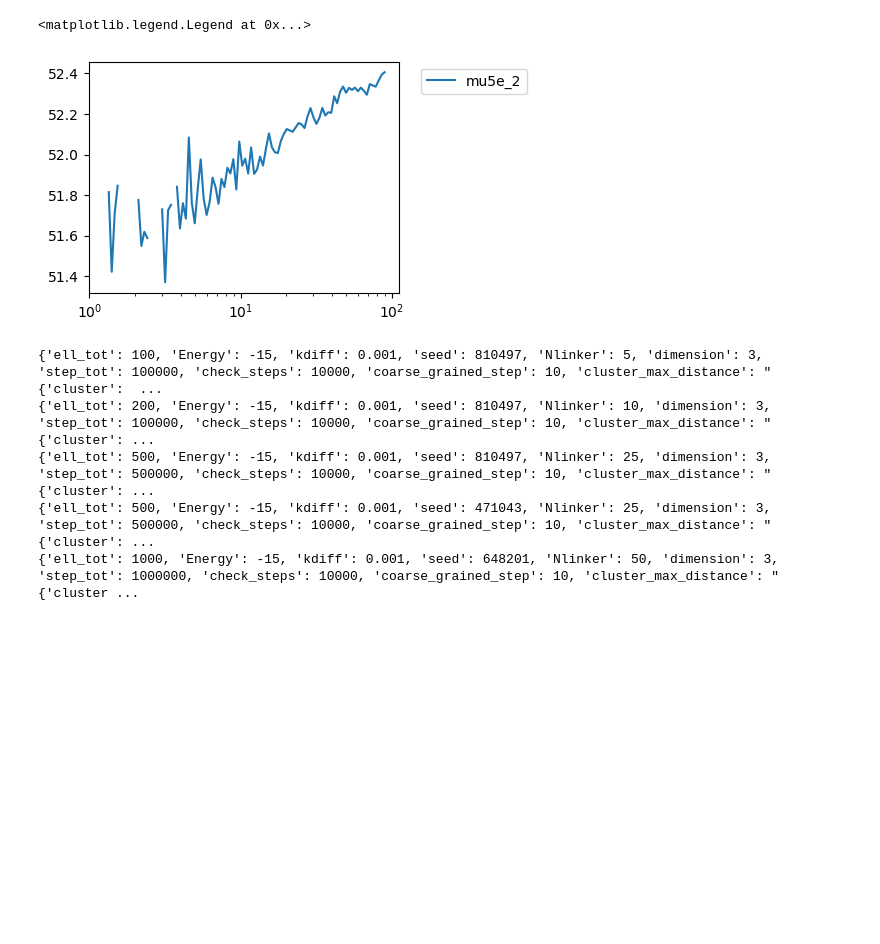
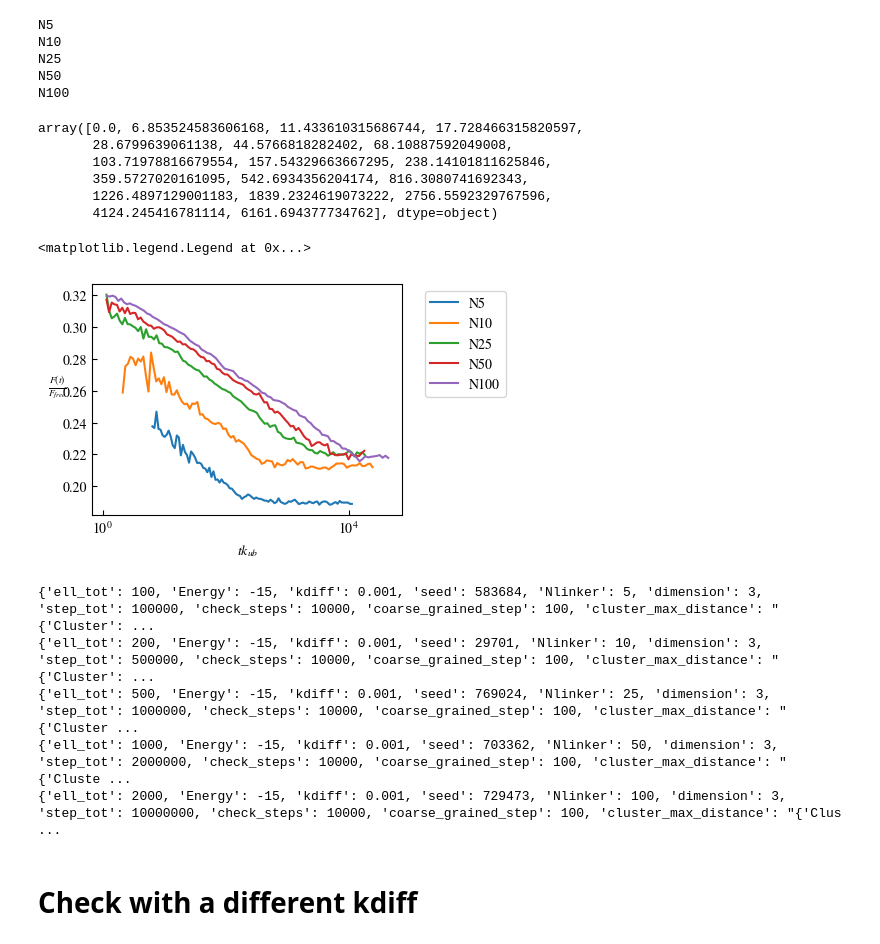
Before and after one commit to HugoLeRoy94/Analyze, a Jupyter notebook: fixed_density/Energy_and_entropy.ipynb, the cells around one changed output. Drawn from its saved outputs; the diff is of its cells as text; code cells hidden in the pictures; blank space fills up the shorter version.

```diff
--- a/fixed_density/Energy_and_entropy.ipynb
+++ b/fixed_density/Energy_and_entropy.ipynb
@@ -13,14 +24,24 @@ from scipy.optimize import least_squares
 # %%
-NAMEs = ['N5_L100','N10_L200','N25_L500','N25_L500_b','N50']
-N = [5,10,25,25,50]
-L = [100,200,500,500,1000]
-NAMEs = ['mu5e_2']
+density = 'mu5e_2_'
+Names = ['N5','N10','N25','N50','N100']
+N = [5,10,25,50,100]
+L = [100,200,500,1000,2000]
+#NAMEs = ['N50','mu5e_2','mu5e_2_b']
+#N = [50,50,50]
+#L = [1000,1000,1000]
 # %%
 Entropies = list()
 NRGs = list()
-for name in NAMEs:
-    Entropies.append(Data_Treatement(media+name+'.hdf',data_type='Entropy'))
-    NRGs.append(Data_Treatement(media+name+'.hdf',data_type='NRG'))
+for name in Names:
+    print(name)
+    Entropies.append(Data_Treatement(media+density+name+'.hdf',data_type='Entropy'))
+    NRGs.append(Data_Treatement(media+density+name+'.hdf',data_type='NRG'))
 for entropy,nrg  in zip(Entropies,NRGs):
     entropy.average(num_bins=100,log_scale=True)
     nrg.average(num_bins=100,log_scale=True)
+# %% [output]
+N5
+N10
+N25
+N50
+N100
@@ -30,23 +51,52 @@ Sfree = lambda L : L*np.log(4*np.pi)
+# %%
+Finitial = lambda N,L,E: E*N - 1.5*((N-1)*np.log((3*(N+1))/(2*np.pi*L))) - (N-1)
+Finitial = lambda N,L,E: E*N - 1.5*(N-1)*(np.log((3*(N+1))/(np.pi*L))  - 1)
+#Finitial = lambda N,L,E: E*N - 1.5*((N-1)*np.log((3*(N))/(2*np.pi*L))  - (N-1)/(2*(N)))-np.log(4*np.pi)
+Finitial = lambda N,L,E:E*N-1.5*(N-1)*(np.log(3*(N+1)/(2*np.pi*L))-2.7**2*(N+1)/L)
+Finitial = lambda N,L,E: E*N - 1.5*((N-1)*np.log((3*(N+1))/(2*np.pi*L))  - (N+1)/(2*(N-1)))#-2*np.log(4*np.pi)
+Sfree = lambda L : L*np.log(4*np.pi)
+Ffree = lambda L,N,E :E*N -  L*np.log(4*np.pi)
+# %%
+time_shift
+# %% [output]
+array([0.0, 6.853524583606168, 11.433610315686744, 17.728466315820597,
+       28.6799639061138, 44.5766818282402, 68.10887592049008,
+       103.71978816679554, 157.54329663667295, 238.14101811625846,
+       359.5727020161095, 542.6934356204174, 816.3080741692343,
+       1226.4897129001183, 1839.2324619073222, 2756.5592329767596,
+       4124.245416781114, 6161.694377734762], dtype=object)
 # %%
 fig,ax = plt.subplots(ncols=1,figsize=(4,3))
 n=0
 for Entropy,NRG in zip(Entropies,NRGs):#[i:i+1]):
     X,Y = NRG.binned_time[1:],NRG.average_data[1:]-Entropy.average_data[1:]
-    ax.plot(X,(Y+Sfree(L[n]))/Finitial(N[n],L[n],-15),label=NAMEs[n])
+    ax.plot(X,(Y-Ffree(L[n],N[n],-15))/L[n],label=Names[n])
     n+=1
+
+#ax.set_yticks([0.,1.])
 ax.set_xscale('log')
+ax.set_xticks([10**0,10**4])
+ax.xaxis.set_minor_locator(plt.NullLocator())
+#NAMEs = ['N50','mu5e_2','mu5e_2_b']
+#N = [50,50,50]
+#L = [1000,1000,1000]
+ax.set_ylabel(r"$\frac{F(t)}{F_{free}}$",rotation=0)
+ax.set_xlabel(r'$tk_{ub}$')
 #ax.set_ylim(-3.1,-2.9)
 ax.legend(loc='upper left', bbox_to_anchor=(1.05, 1))
 #ax.scatter(time_shift,[0 for _ in range(time_shift.shape[0])])
+#plt.savefig('FreeEnergy.svg',transparent=True,bbox_inches='tight')
 # %% [output]
 <matplotlib.legend.Legend at 0x...>
-[figure, old version]
+[figure, new version]
 # %%
 for nrg in NRGs:
     print(nrg.attributes)
 # %% [output]
-{'ell_tot': 100, 'Energy': -15, 'kdiff': 0.001, 'seed': 810497, 'Nlinker': 5, 'dimension': 3, 'step_tot': 100000, 'check_steps': 10000, 'coarse_grained_step': 10, 'cluster_max_distance': "{'cluster':  ...
-{'ell_tot': 200, 'Energy': -15, 'kdiff': 0.001, 'seed': 810497, 'Nlinker': 10, 'dimension': 3, 'step_tot': 100000, 'check_steps': 10000, 'coarse_grained_step': 10, 'cluster_max_distance': "{'cluster': ...
-{'ell_tot': 500, 'Energy': -15, 'kdiff': 0.001, 'seed': 810497, 'Nlinker': 25, 'dimension': 3, 'step_tot': 500000, 'check_steps': 10000, 'coarse_grained_step': 10, 'cluster_max_distance': "{'cluster': ...
-{'ell_tot': 500, 'Energy': -15, 'kdiff': 0.001, 'seed': 471043, 'Nlinker': 25, 'dimension': 3, 'step_tot': 500000, 'check_steps': 10000, 'coarse_grained_step': 10, 'cluster_max_distance': "{'cluster': ...
-{'ell_tot': 1000, 'Energy': -15, 'kdiff': 0.001, 'seed': 648201, 'Nlinker': 50, 'dimension': 3, 'step_tot': 1000000, 'check_steps': 10000, 'coarse_grained_step': 10, 'cluster_max_distance': "{'cluster ...
+{'ell_tot': 100, 'Energy': -15, 'kdiff': 0.001, 'seed': 583684, 'Nlinker': 5, 'dimension': 3, 'step_tot': 100000, 'check_steps': 10000, 'coarse_grained_step': 100, 'cluster_max_distance': "{'Cluster': ...
+{'ell_tot': 200, 'Energy': -15, 'kdiff': 0.001, 'seed': 29701, 'Nlinker': 10, 'dimension': 3, 'step_tot': 500000, 'check_steps': 10000, 'coarse_grained_step': 100, 'cluster_max_distance': "{'Cluster': ...
+{'ell_tot': 500, 'Energy': -15, 'kdiff': 0.001, 'seed': 769024, 'Nlinker': 25, 'dimension': 3, 'step_tot': 1000000, 'check_steps': 10000, 'coarse_grained_step': 100, 'cluster_max_distance': "{'Cluster ...
+{'ell_tot': 1000, 'Energy': -15, 'kdiff': 0.001, 'seed': 703362, 'Nlinker': 50, 'dimension': 3, 'step_tot': 2000000, 'check_steps': 10000, 'coarse_grained_step': 100, 'cluster_max_distance': "{'Cluste ...
+{'ell_tot': 2000, 'Energy': -15, 'kdiff': 0.001, 'seed': 729473, 'Nlinker': 100, 'dimension': 3, 'step_tot': 10000000, 'check_steps': 10000, 'coarse_grained_step': 100, 'cluster_max_distance': "{'Clus ...
+# %% [markdown]
+# Check with a different kdiff
```
Also changed, not shown: parts of 6 cells of this notebook, 6 other files.
